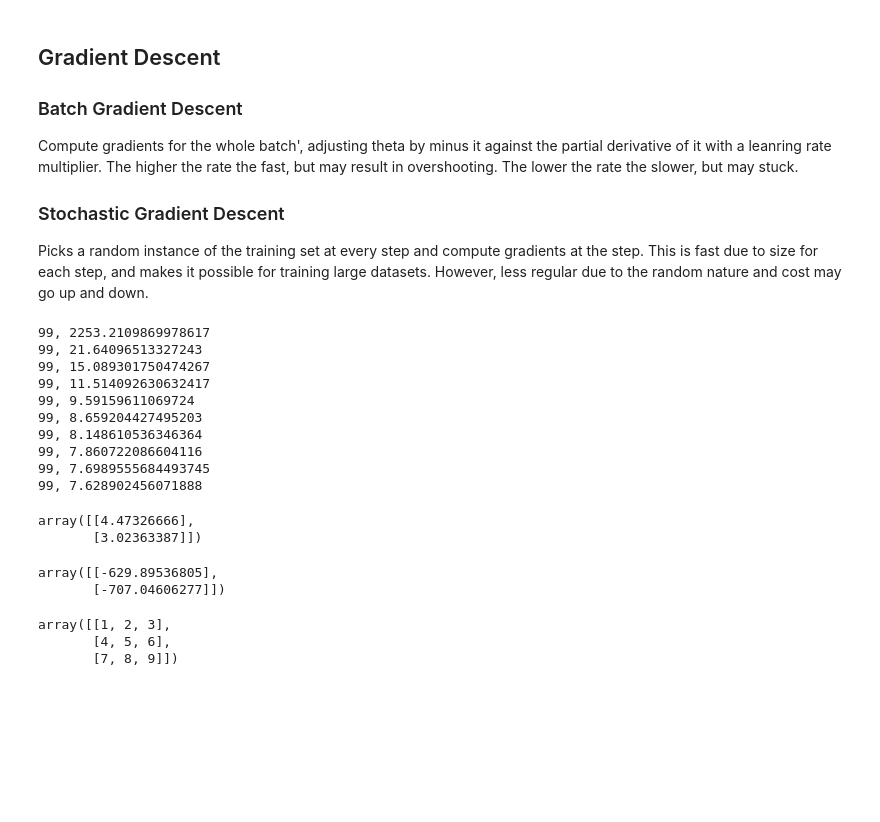
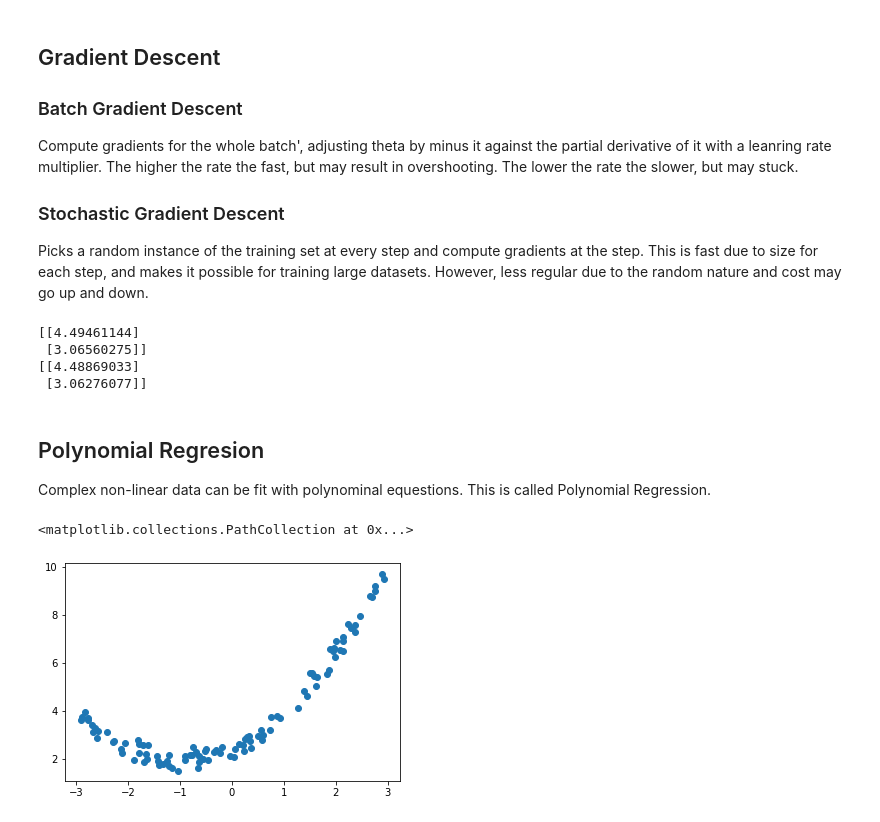
Before and after one commit to auslei/python, a Jupyter notebook: training_models/linear_regression.ipynb, the cells around one changed output. Drawn from its saved outputs; the diff is of its cells as text; code cells hidden in the pictures; blank space fills up the shorter version.

```diff
--- a/training_models/linear_regression.ipynb
+++ b/training_models/linear_regression.ipynb
@@ -84,6 +84,9 @@ Picks a random instance of the training set at every step and compute gradients
 # Provide a learning rate, goes for number of iterations with an randomised
 # theta. The hope is to find local minimal.
 def gradient_descent(learn_rate, n_iter, X, theta, y):
+    theta0 = []
+    theta1 = []
+    cist = []
     for i in range(n_iter):
         gradients = d_MSE(X, theta, y)
         theta = theta - learn_rate * gradients
@@ -94,9 +97,13 @@ def gradient_descent(learn_rate, n_iter, X, theta, y):
     return theta
 
 
+def learning_schedule(t, t0 = 5, t1 = 50):
+    return t0 / (t + t1)
+
+
 # stochastic Gradient Descent
 # initial hyper parameter to adjust to ensure no zero division and reduce learning rate when epoch is higher
-def SGD(learn_rate, n_epochs, X, theta, y, t0 = 5, t1 = 50):
+def SGD(n_epochs, X, theta, y, t0 = 5, t1 = 50):
 
     m = len(X)
     for epoch in range(n_epochs):
@@ -107,41 +114,46 @@ def SGD(learn_rate, n_epochs, X, theta, y, t0 = 5, t1 = 50):
 
             gradients = d_MSE(xi, theta, yi)
 
-            learning_rate = t0 / (epoch * m + i + t1)
-            theta = theta - learn_rate * gradients
-            cost = MSE(X, theta, y)
-
-        if epoch % 10 == 0:
-            print(f"{i}, {cost}")
+            learning_rate = learning_schedule(epoch + i)
+            theta = theta - learning_rate * gradients
+        #if epoch % 100 == 0:
+        #    print(f"{i}, {MSE(X, theta, y)}, {learning_rate}")
     return theta
 
+# mini batch gradient descent
+# same as stocastic, but mini random batches of a time
+def mini_batch_SGD(n_epochs, X, theta, y, batch_size = 1, t0 = 5, t1 = 50):
+    m = len(X)
+    for epoch in range(n_epochs):
+        for i in range(m):
+            random_index = np.random.randint(m)
+            xi = X[random_index:random_index + batch_size]
+            yi = y[random_index:random_index + batch_size]
 
+            gradients = d_MSE(xi, theta, yi)
+
+            learning_rate = t0 / (epoch * m + i + t1)
+            theta = theta - learning_rate * gradients
+    return theta
 
 X_b = np.c_[np.ones((100, 1)), X]
 theta = np.random.rand(2, 1)
 #gradient_descent(0.1, 100, X_b, theta, y)
-SGD(0.1, 100, X_b, theta, y)
+print(SGD(10000, X_b, theta, y))
+print(mini_batch_SGD(100, X_b, theta, y, 100))
 # %% [output]
-99, 2253.2109869978617
-99, 21.64096513327243
-99, 15.089301750474267
-99, 11.514092630632417
-99, 9.59159611069724
-99, 8.659204427495203
-99, 8.148610536346364
-99, 7.860722086604116
-99, 7.6989555684493745
-99, 7.628902456071888
+[[4.49461144]
+ [3.06560275]]
+[[4.48869033]
+ [3.06276077]]
-array([[4.47326666],
-       [3.02363387]])
-# %%
-X_b.T.dot(X_b.dot(theta) - y)
-# %% [output]
-array([[-629.89536805],
-       [-707.04606277]])
-# %%
-X
-# %% [output]
-array([[1, 2, 3],
-       [4, 5, 6],
-       [7, 8, 9]])
+# %% [markdown]
+## Polynomial Regresion
+
+Complex non-linear data can be fit with polynominal equestions. This is called Polynomial Regression.
+# %%
+m = 100
+X = 6 * np.random.rand(m, 1) - 3
+y = 0.5 * X ** 2 + X + 2 + np.random.rand(m, 1)
+# %% [output]
+<matplotlib.collections.PathCollection at 0x...>
+[figure, added]
```
Also changed, not shown: parts of 7 cells of this notebook.
